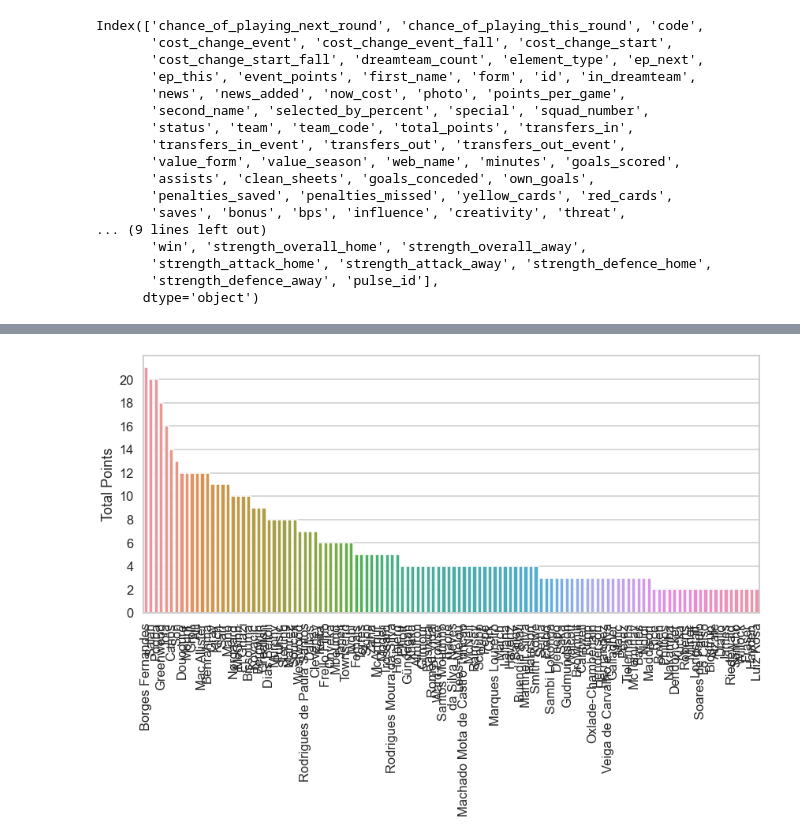
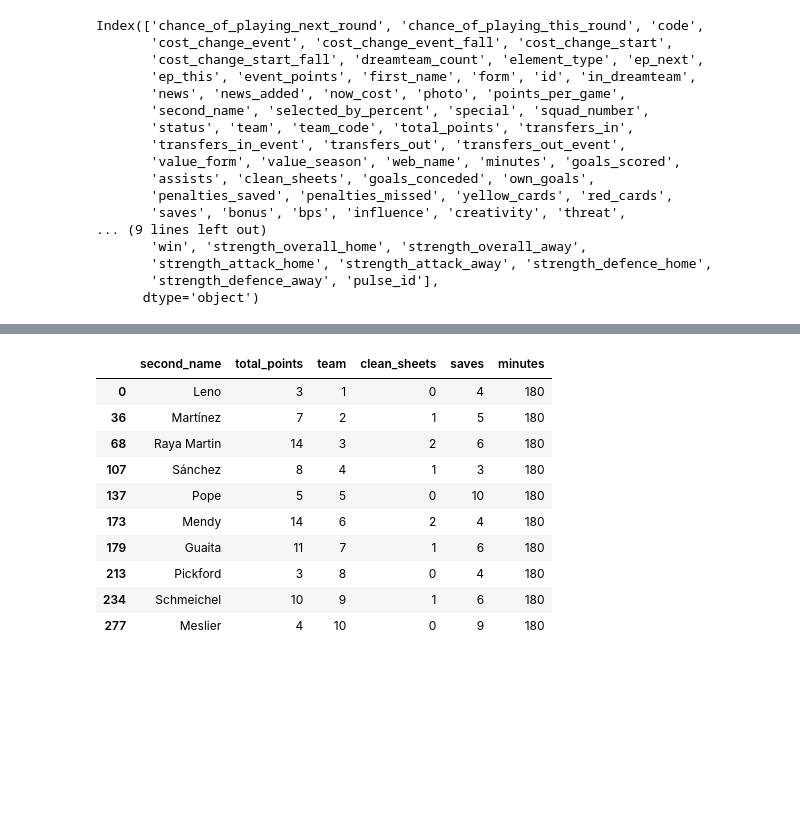
Before and after one commit to aed1988/fpl, a Jupyter notebook: main.ipynb, the cells around one changed output, grey strips where cells are left out. Cells and saved outputs as stored; diff of their text form; code cells hidden in the pictures; blank space fills up the shorter version.

```diff
--- a/main.ipynb
+++ b/main.ipynb
@@ -94,4 +103,0 @@ def plot_top_of_pos(position = '', min_points = 1, min_minutes = 0, df=df):
-# %%
-plot_top_of_pos()
-# %% [output]
-[figure, removed]
@@ -97,0 +109,14 @@ plot_top_of_pos()
+# %%
+gk_data_slim.head(10)
+# %% [output]
+|  | second_name | total_points | team | clean_sheets | saves | minutes |
+| 0 | Leno | 3 | 1 | 0 | 4 | 180 |
+| 36 | Martínez | 7 | 2 | 1 | 5 | 180 |
+| 68 | Raya Martin | 14 | 3 | 2 | 6 | 180 |
+| 107 | Sánchez | 8 | 4 | 1 | 3 | 180 |
+| 137 | Pope | 5 | 5 | 0 | 10 | 180 |
+| 173 | Mendy | 14 | 6 | 2 | 4 | 180 |
+| 179 | Guaita | 11 | 7 | 1 | 6 | 180 |
+| 213 | Pickford | 3 | 8 | 0 | 4 | 180 |
+| 234 | Schmeichel | 10 | 9 | 1 | 6 | 180 |
+| 277 | Meslier | 4 | 10 | 0 | 9 | 180 |
```
Also changed, not shown: parts of 16 cells of this notebook, 6 other files.
